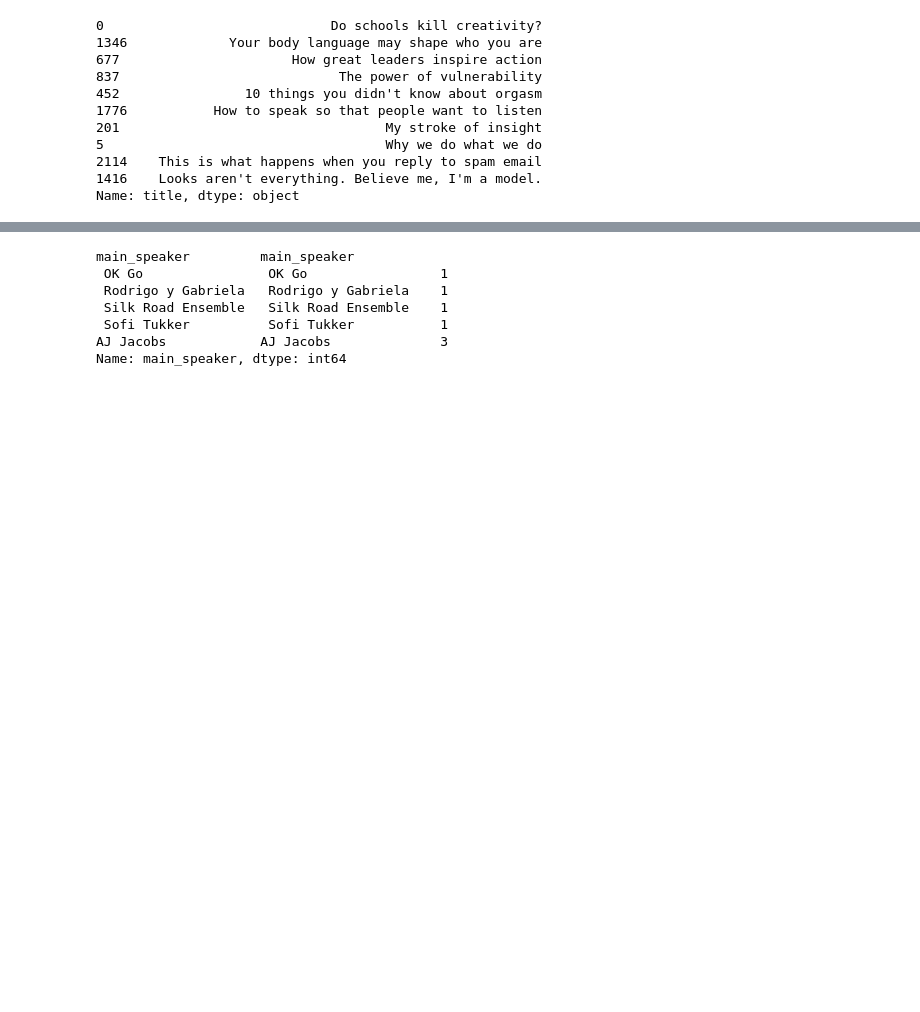
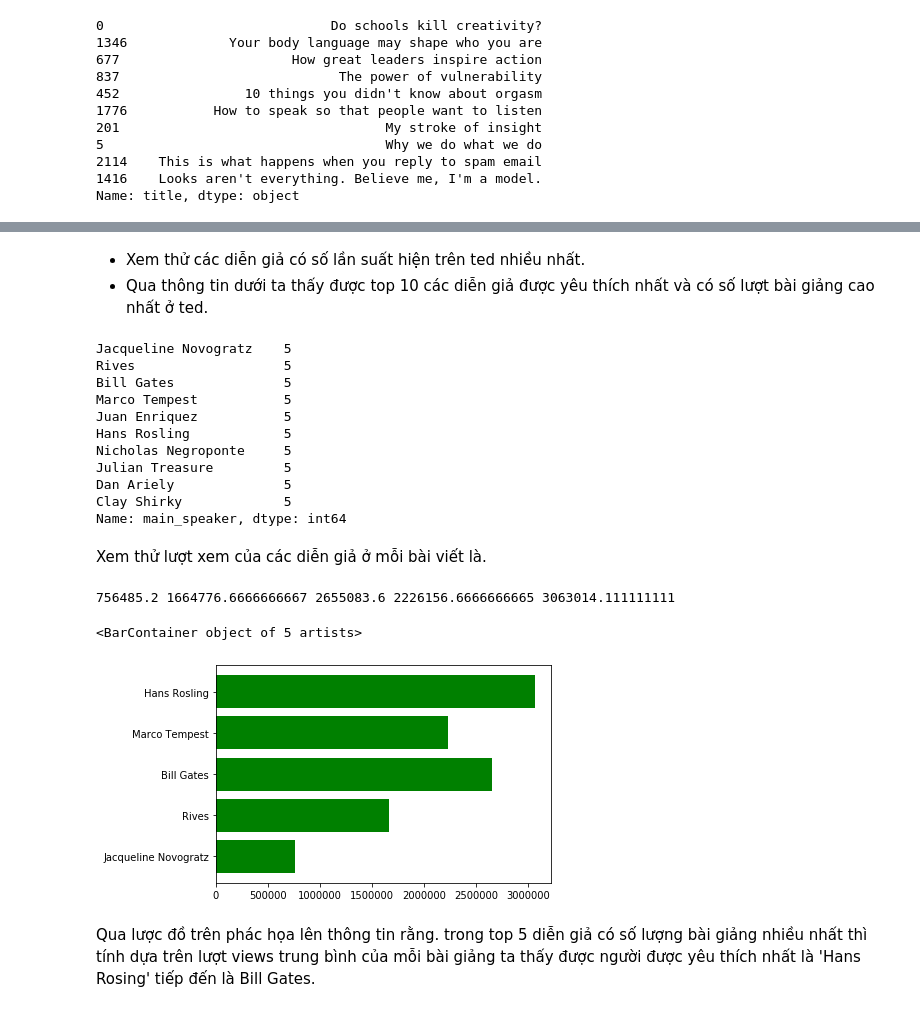
Before and after one commit to lehoangcong098py1/MachineLearningProblemSets, a Jupyter notebook: Team 4 - TED Talks.ipynb, the cells around one changed output, grey strips where cells are left out. Drawn from its saved outputs; the diff is of its cells as text; code cells hidden in the pictures; blank space fills up the shorter version.

```diff
--- a/Team 4 - TED Talks.ipynb
+++ b/Team 4 - TED Talks.ipynb
@@ -105,13 +113,43 @@ Xem thử các diễn giả có số lần suất hiện trên ted.
+# %% [markdown]
+- Xem thử các diễn giả có số lần suất hiện trên ted nhiều nhất.
+- Qua thông tin dưới ta thấy được top 10 các diễn giả được yêu thích nhất và có số lượt bài giảng cao nhất ở ted.
 # %%
-tam1=tam['main_speaker'].value_counts().head()
+tam1=tam[['main_speaker','views']].head()
 #tam1.reset_index()
 #tam1.sort_values(['main_speaker'],ascending=False)
-tam1
+tam1['main_speaker'].value_counts().head(10)
 # %% [output]
-main_speaker         main_speaker
- OK Go                OK Go                 1
- Rodrigo y Gabriela   Rodrigo y Gabriela    1
- Silk Road Ensemble   Silk Road Ensemble    1
- Sofi Tukker          Sofi Tukker           1
-AJ Jacobs            AJ Jacobs              3
+Jacqueline Novogratz    5
+Rives                   5
+Bill Gates              5
+Marco Tempest           5
+Juan Enriquez           5
+Hans Rosling            5
+Nicholas Negroponte     5
+Julian Treasure         5
+Dan Ariely              5
+Clay Shirky             5
 Name: main_speaker, dtype: int64
+# %% [markdown]
+Xem thử lượt xem của các diễn giả ở mỗi bài viết là.
+# %%
+tam1=ted[ted['main_speaker']=='Jacqueline Novogratz']
+Jacqueline=tam['views'].mean()
+tam2=ted[ted['main_speaker']=='Rives']
+Rives=tam2['views'].mean()
+tam3=ted[ted['main_speaker']=='Bill Gates']
+Bill=tam3['views'].mean()
+tam4=ted[ted['main_speaker']=='Marco Tempest']
+Marco=tam4['views'].mean()
+tam5=ted[ted['main_speaker']=='Hans Rosling']
+Hans=tam5['views'].mean()
+print(Jacqueline,Rives,Bill,Marco,Hans)
+name=['Jacqueline Novogratz','Rives','Bill Gates','Marco Tempest','Hans Rosling']
+views=[Jacqueline,Rives,Bill,Marco,Hans]
+plt.barh(name,views,color='green')
+# %% [output]
+756485.2 1664776.6666666667 2655083.6 2226156.6666666665 3063014.111111111
+<BarContainer object of 5 artists>
+[figure, added]
+# %% [markdown]
+Qua lược đồ trên phác họa lên thông tin rằng. trong top 5 diễn giả có số lượng bài giảng nhiều nhất thì tính dựa trên lượt views trung bình của mỗi bài giảng ta thấy được người được yêu thích nhất là 'Hans Rosing' tiếp đến là Bill Gates.
```
Also changed, not shown: parts of 3 cells of this notebook.
